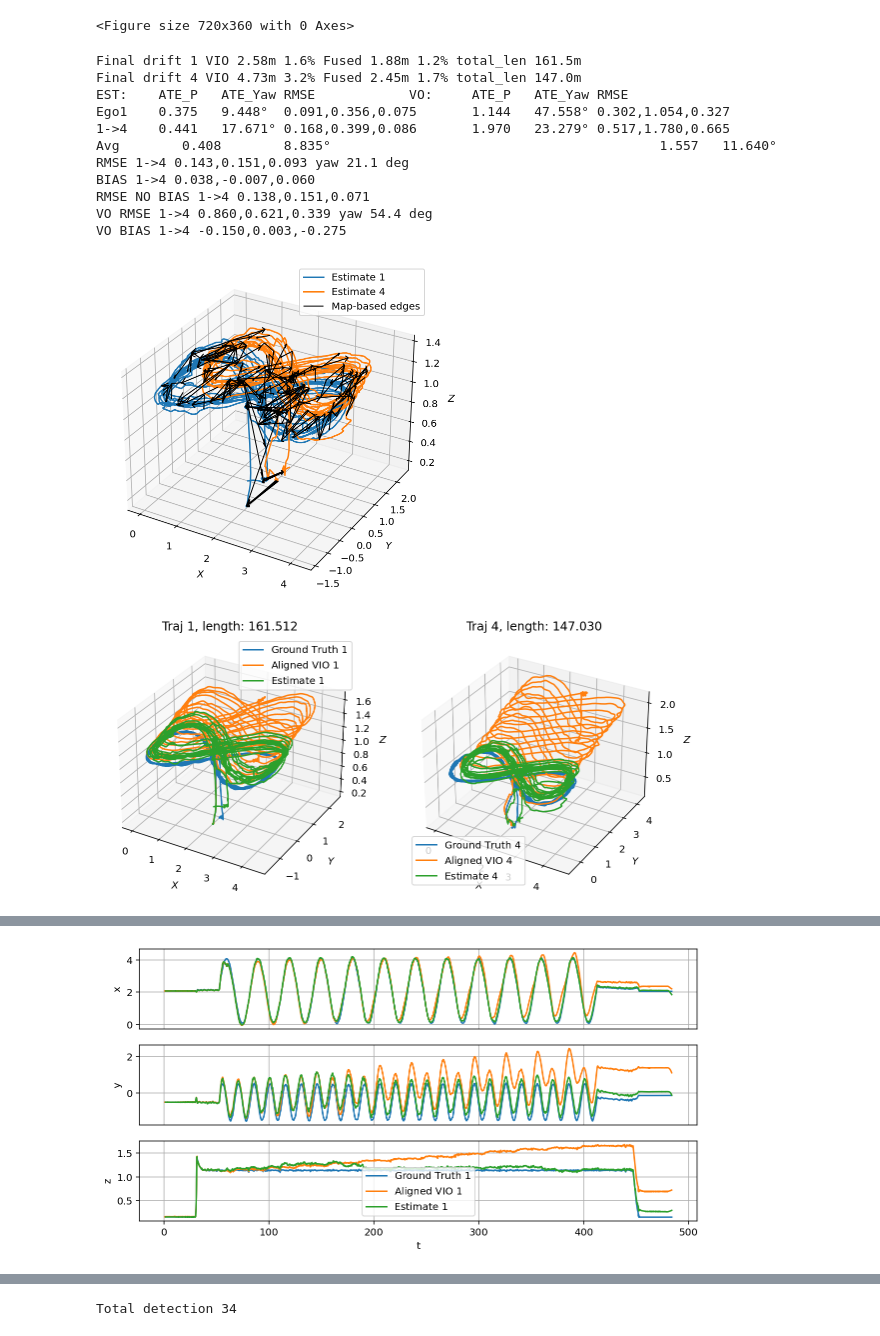
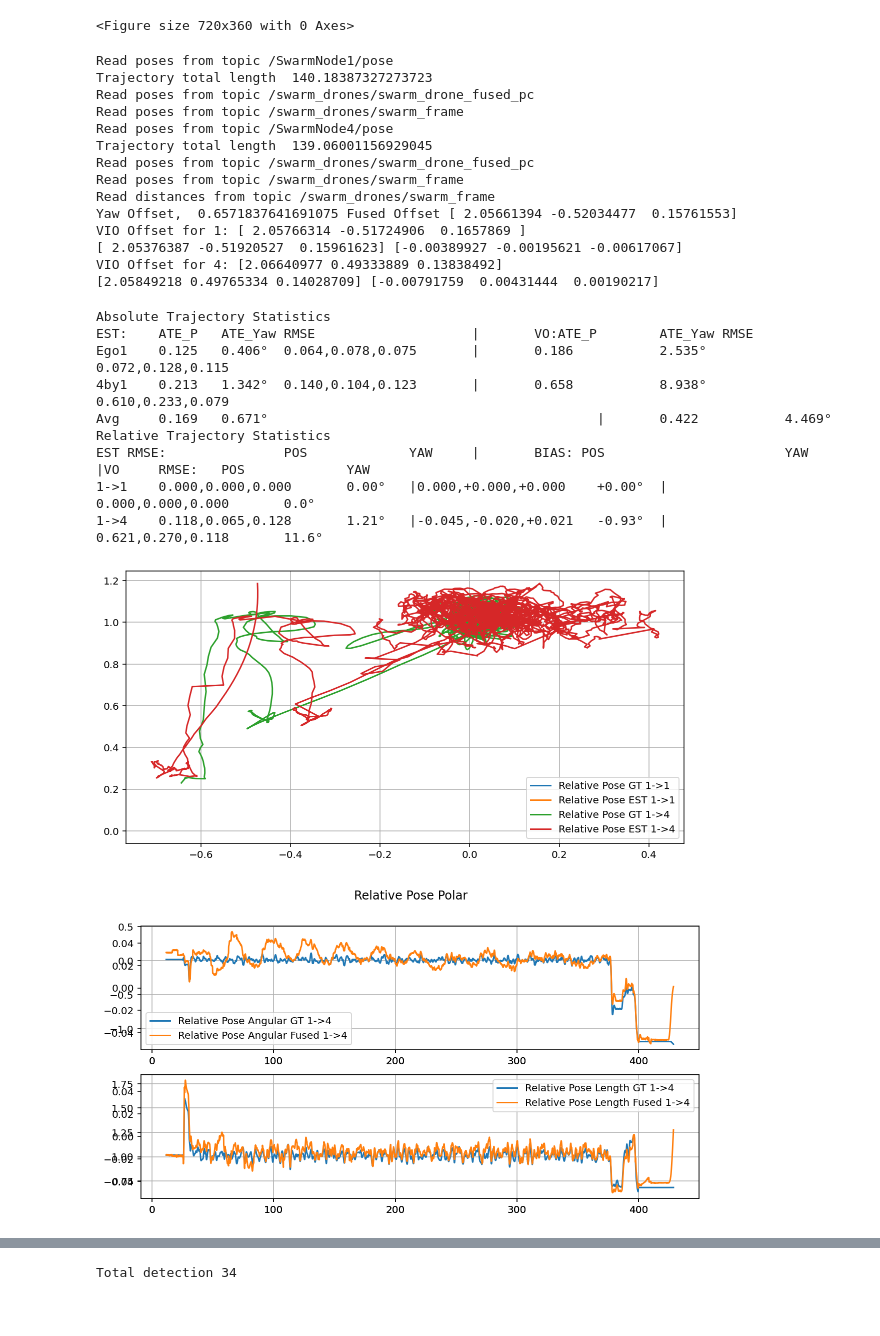
Before and after one commit to HKUST-Aerial-Robotics/Omni-swarm, a Jupyter notebook: swarm_localization/DataAnalysis/loop_accurate_analyze.ipynb, the cells around one changed output, grey strips where cells are left out. Saved outputs shown, nothing was run; the diff lists cells and outputs as text; code cells hidden in the pictures.

```diff
--- a/swarm_localization/DataAnalysis/loop_accurate_analyze.ipynb
+++ b/swarm_localization/DataAnalysis/loop_accurate_analyze.ipynb
@@ -22,24 +22,37 @@ t_calib = {
     2:0,
     5:0
 }
-poses, poses_fused, poses_vo, poses_path, loops, detections, distances,t0 = bag_read(f"/home/xuhao/bags/swarm_raw_2021-10-18_17-09/fuse_no_det/swarm1/swarm_local_pc.bag", nodes, True)
+poses, poses_fused, poses_vo, poses_path, loops, detections, distances,t0 = bag_read(f"/home/xuhao/bags/swarm_raw_2021-10-18_16-57/fuse_no_det/swarm1/swarm_local_pc.bag", nodes, True)
+# %% [output]
+Read poses from topic /SwarmNode1/pose
+Trajectory total length  140.18387327273723
+Read poses from topic /swarm_drones/swarm_drone_fused_pc
+Read poses from topic /swarm_drones/swarm_frame
+Read poses from topic /SwarmNode4/pose
+Trajectory total length  139.06001156929045
+Read poses from topic /swarm_drones/swarm_drone_fused_pc
+Read poses from topic /swarm_drones/swarm_frame
+Read distances from topic /swarm_drones/swarm_frame
+Yaw Offset,  0.6571837641691075 Fused Offset [ 2.05661394 -0.52034477  0.15761553]
+VIO Offset for 1: [ 2.05766314 -0.51724906  0.1657869 ]
+[ 2.05376387 -0.51920527  0.15961623] [-0.00389927 -0.00195621 -0.00617067]
+VIO Offset for 4: [2.06640977 0.49333889 0.13838492]
+[2.05849218 0.49765334 0.14028709] [-0.00791759  0.00431444  0.00190217]
 # %%
 plt.close('all')
-plot_fused(poses, poses_fused, poses_vo, poses_path, loops, detections, nodes)
+#plot_fused(poses, poses_fused, poses_vo, poses_path, loops, detections, nodes)
 plot_fused_err(poses, poses_fused, poses_vo, poses_path, nodes ,show=False)
-plot_relative_pose_err(poses, poses_fused, poses_vo, 1, 4)
+plot_relative_pose_err(poses, poses_fused, poses_vo, 1, [1,4])
 plt.show()
 # %% [output]
-Final drift 1 VIO 2.58m 1.6% Fused 1.88m 1.2% total_len 161.5m
-Final drift 4 VIO 4.73m 3.2% Fused 2.45m 1.7% total_len 147.0m
-EST:    ATE_P   ATE_Yaw RMSE            VO:     ATE_P   ATE_Yaw RMSE
-Ego1    0.375   9.448°  0.091,0.356,0.075       1.144   47.558° 0.302,1.054,0.327
-1->4    0.441   17.671° 0.168,0.399,0.086       1.970   23.279° 0.517,1.780,0.665
-Avg        0.408        8.835°                                          1.557   11.640°
-RMSE 1->4 0.143,0.151,0.093 yaw 21.1 deg
-BIAS 1->4 0.038,-0.007,0.060
-RMSE NO BIAS 1->4 0.138,0.151,0.071
-VO RMSE 1->4 0.860,0.621,0.339 yaw 54.4 deg
-VO BIAS 1->4 -0.150,0.003,-0.275
+Absolute Trajectory Statistics
+EST:    ATE_P   ATE_Yaw RMSE                    |       VO:ATE_P        ATE_Yaw RMSE
+Ego1    0.125   0.406°  0.064,0.078,0.075       |       0.186           2.535°  0.072,0.128,0.115
+4by1    0.213   1.342°  0.140,0.104,0.123       |       0.658           8.938°  0.610,0.233,0.079
+Avg     0.169   0.671°                                          |       0.422           4.469°
+Relative Trajectory Statistics
+EST RMSE:               POS             YAW     |       BIAS: POS                       YAW     |VO     RMSE:   POS             YAW
+1->1    0.000,0.000,0.000       0.00°   |0.000,+0.000,+0.000    +0.00°  |       0.000,0.000,0.000       0.0°
+1->4    0.118,0.065,0.128       1.21°   |-0.045,-0.020,+0.021   -0.93°  |       0.621,0.270,0.118       11.6°
-[figure, old version]
+[figure, new version]
-[figure, old version]
+[figure, new version]
@@ -49 +60,0 @@ VO BIAS 1->4 -0.150,0.003,-0.275
-[figure, removed]
```
Also changed, not shown: parts of 3 cells of this notebook, 4 other files.
